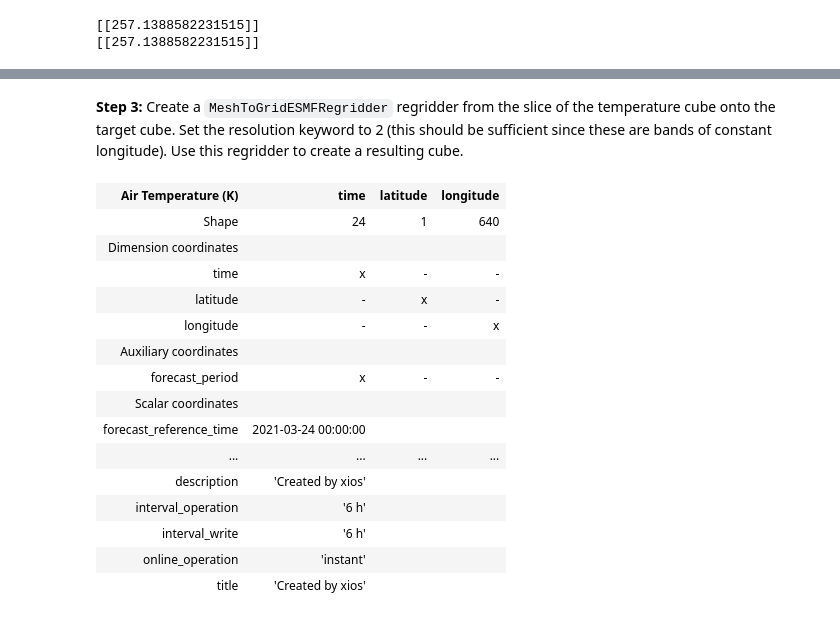
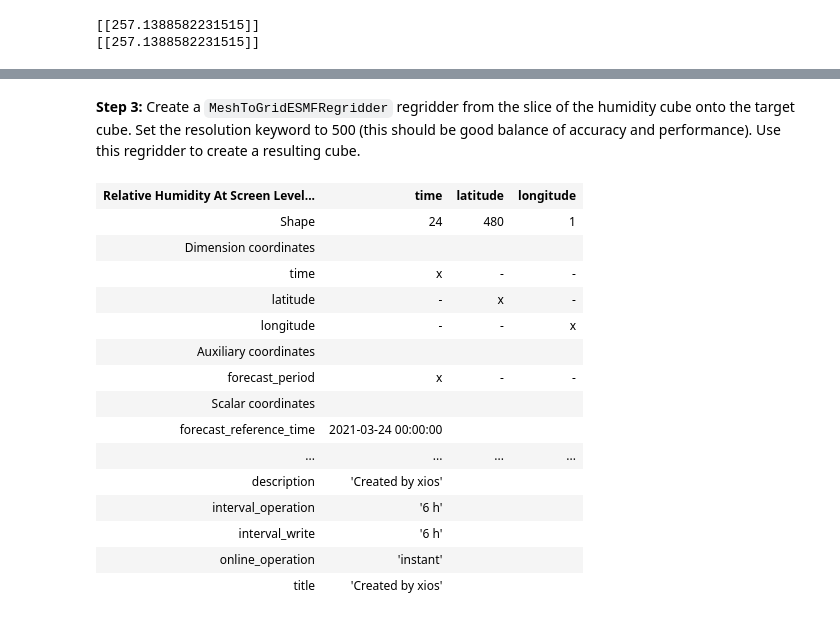
Before and after one commit to scitools-classroom/iris-mesh-tutorial, a Jupyter notebook: notebooks/Sec_05_Regridding.ipynb, the cells around one changed output, grey strips where cells are left out. Saved outputs shown, nothing was run; the diff lists cells and outputs as text; code cells hidden in the pictures.

```diff
--- a/notebooks/Sec_05_Regridding.ipynb
+++ b/notebooks/Sec_05_Regridding.ipynb
@@ -391,27 +409,23 @@ target_cube_lons
 # %% [markdown]
-**Step 3:** Create a `MeshToGridESMFRegridder` regridder from the slice of the temperature cube onto the target cube. Set the resolution keyword to 2 (this should be sufficient since these are bands of constant longitude). Use this regridder to create a resulting cube.
+**Step 3:** Create a `MeshToGridESMFRegridder` regridder from the slice of the humidity cube onto the target cube. Set the resolution keyword to 500 (this should be good balance of accuracy and performance). Use this regridder to create a resulting cube.
-# %%
-um_lon_band_mean_calculator = MeshToGridESMFRegridder(temp_slice, target_cube_lons, resolution=2)
-um_lon_bound_means = um_lon_band_mean_calculator(temp_slice)
-um_lon_bound_means
-# %% [output]
-| Air Temperature (K) | time | latitude | longitude |
-| Shape | 24 | 1 | 640 |
-| Dimension coordinates |  |  |  |
-| time | x | - | - |
-| latitude | - | x | - |
-| longitude | - | - | x |
-| Auxiliary coordinates |  |  |  |
-| forecast_period | x | - | - |
-| Scalar coordinates |  |  |  |
-| forecast_reference_time | 2021-03-24 00:00:00 |  |  |
-| ... | ... | ... | ... |
-| description | 'Created by xios' |  |  |
-| interval_operation | '6 h' |  |  |
-| interval_write | '6 h' |  |  |
-| online_operation | 'instant' |  |  |
-| title | 'Created by xios' |  |  |
 # %%
-# um_lat_band_mean_calculator = MeshToGridESMFRegridder(temp_slice, target_cube, resolution=500)
-# um_lat_bound_means = um_lat_band_mean_calculator(temp_slice)
-# um_lat_bound_means
+um_lat_band_mean_calculator = MeshToGridESMFRegridder(humidity_cube, target_cube_lats, resolution=500)
+um_lat_band_means = um_lat_band_mean_calculator(humidity_cube)
+um_lat_band_means
+# %% [output]
+| Relative Humidity At Screen Level... | time | latitude | longitude |
+| Shape | 24 | 480 | 1 |
+| Dimension coordinates |  |  |  |
+| time | x | - | - |
+| latitude | - | x | - |
+| longitude | - | - | x |
+| Auxiliary coordinates |  |  |  |
+| forecast_period | x | - | - |
+| Scalar coordinates |  |  |  |
+| forecast_reference_time | 2021-03-24 00:00:00 |  |  |
+| ... | ... | ... | ... |
+| description | 'Created by xios' |  |  |
+| interval_operation | '6 h' |  |  |
+| interval_write | '6 h' |  |  |
+| online_operation | 'instant' |  |  |
+| title | 'Created by xios' |  |  |
```
Also changed, not shown: parts of 17 cells of this notebook, 1 other file.
